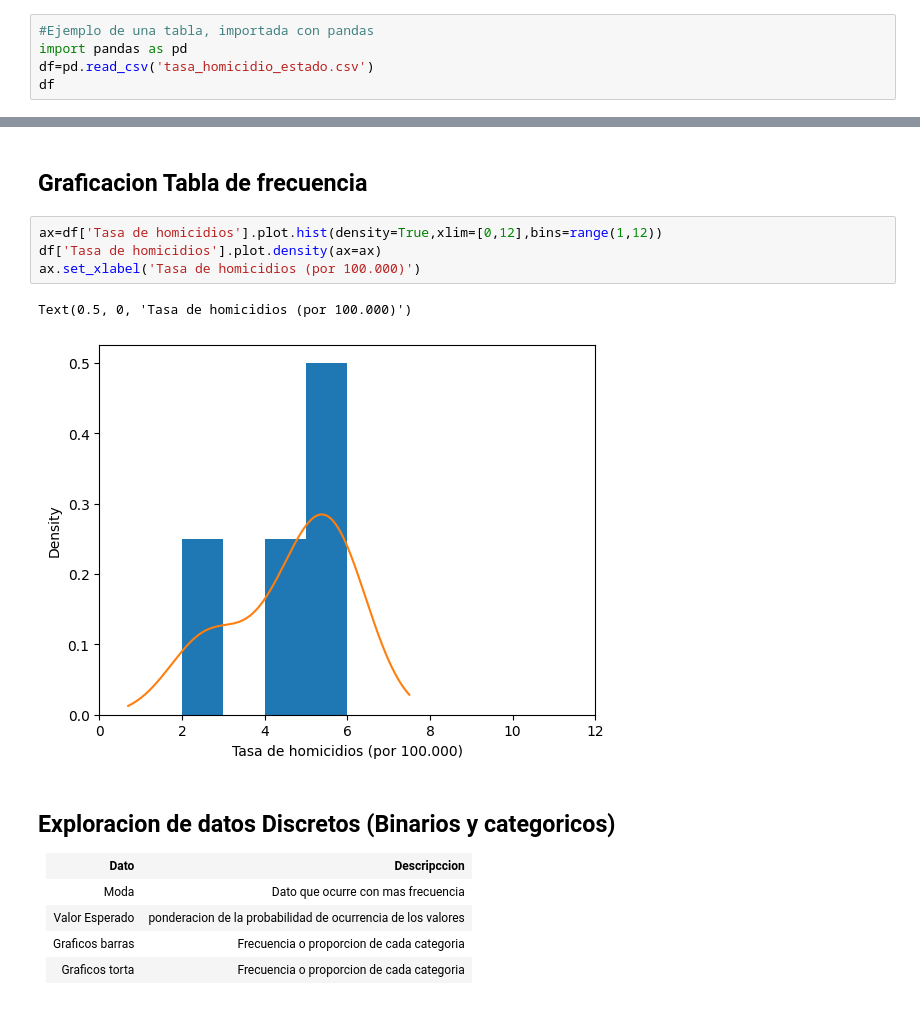
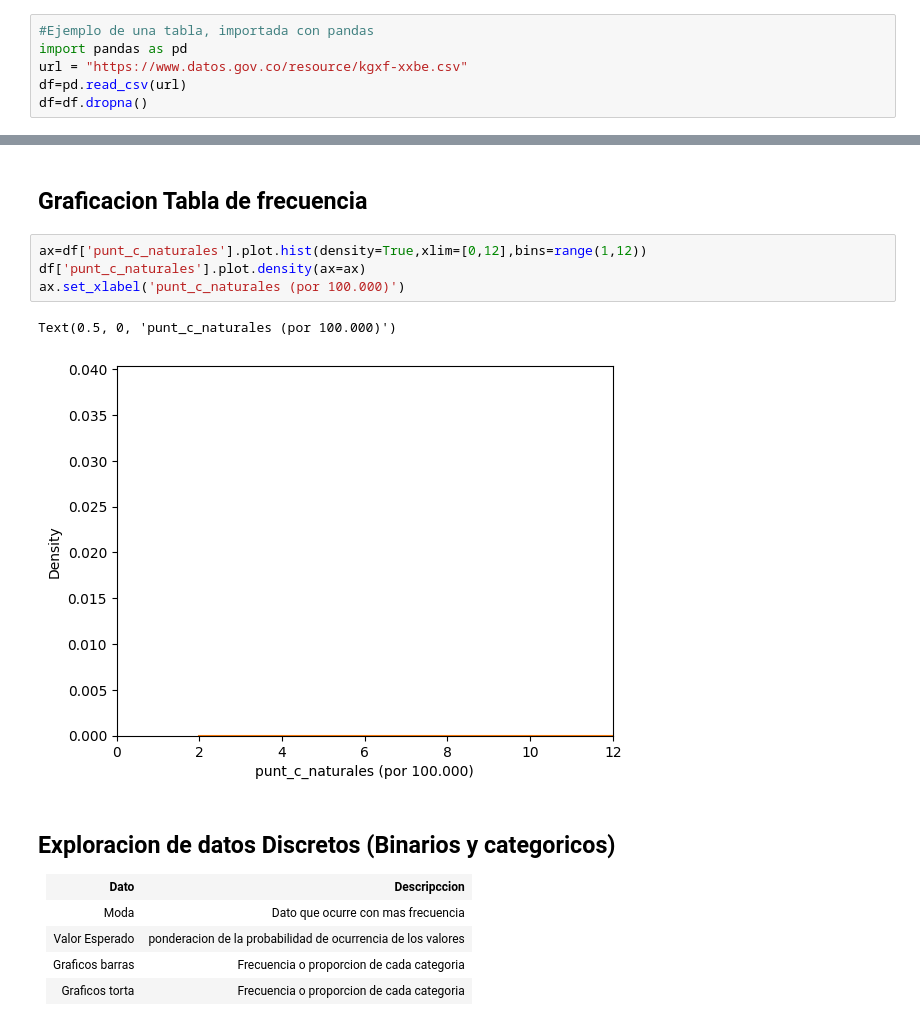
Before and after one commit to anfisbena/EstadisticaPracticaParaCienciaDeDatos, a Jupyter notebook: libro.ipynb, the cells around one changed output, grey strips where cells are left out. Drawn from its saved outputs; the diff is of its cells as text.

```diff
--- a/libro.ipynb
+++ b/libro.ipynb
@@ -80,5 +80,6 @@ Se identifican asi los datos en dos dimensiones como las tablas, estos tienen lo
 # %%
 #Ejemplo de una tabla, importada con pandas
 import pandas as pd
-df=pd.read_csv('tasa_homicidio_estado.csv')
-df
+url = "https://www.datos.gov.co/resource/kgxf-xxbe.csv"
+df=pd.read_csv(url)
+df=df.dropna()
@@ -324,12 +315,12 @@ plt.show()
 # %% [markdown]
 <h2>Graficacion Tabla de frecuencia</h2>
 # %%
-ax=df['Tasa de homicidios'].plot.hist(density=True,xlim=[0,12],bins=range(1,12))
-df['Tasa de homicidios'].plot.density(ax=ax)
-ax.set_xlabel('Tasa de homicidios (por 100.000)')
+ax=df['punt_c_naturales'].plot.hist(density=True,xlim=[0,12],bins=range(1,12))
+df['punt_c_naturales'].plot.density(ax=ax)
+ax.set_xlabel('punt_c_naturales (por 100.000)')
 # %% [output]
-Text(0.5, 0, 'Tasa de homicidios (por 100.000)')
+Text(0.5, 0, 'punt_c_naturales (por 100.000)')
-[figure, old version]
+[figure, new version]
 # %% [markdown]
 ## Exploracion de datos Discretos (Binarios y categoricos)
 
```
Also changed, not shown: parts of 12 cells of this notebook.
